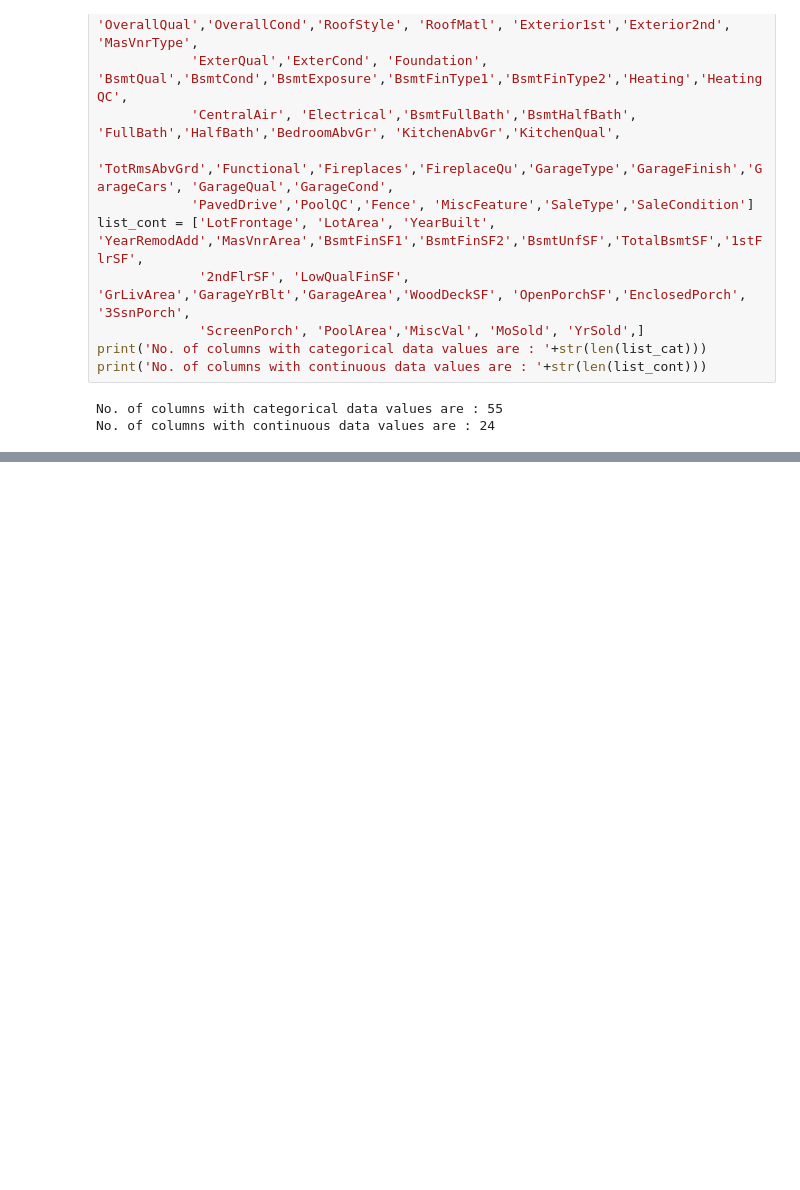
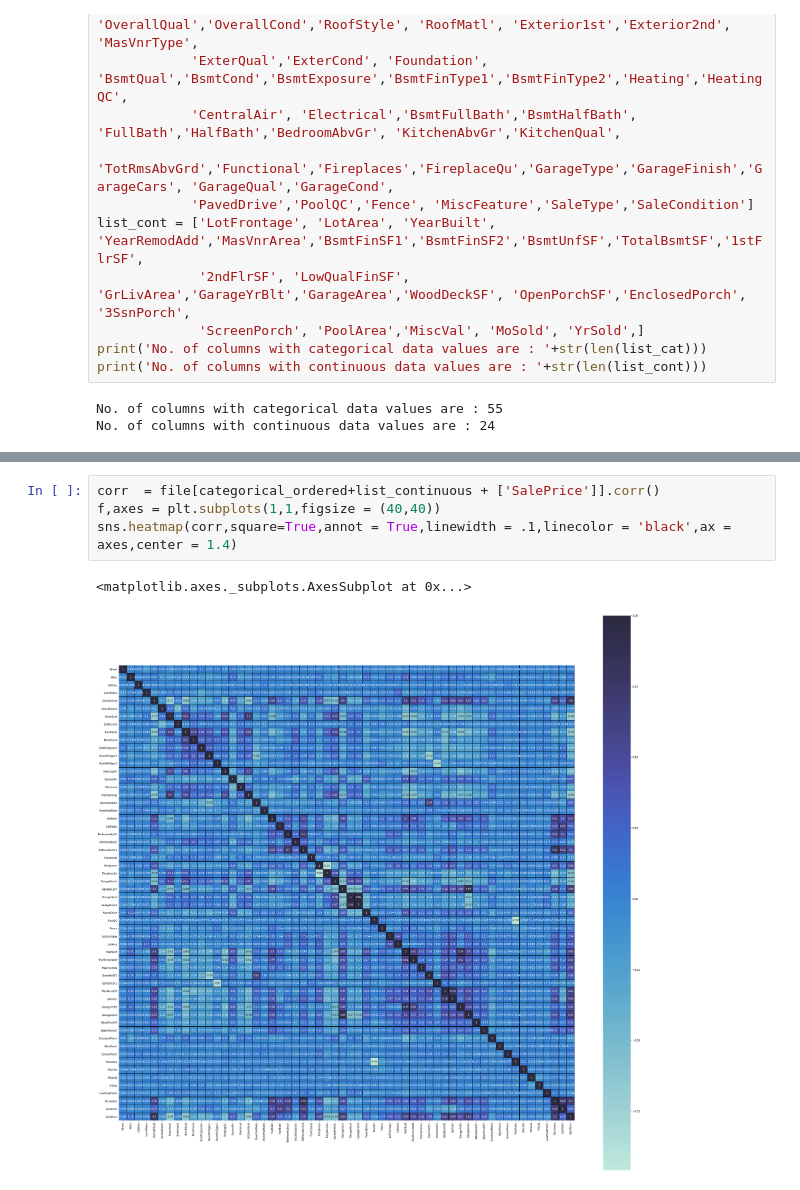
Before and after one commit to sidhantagar/Kaggle-House-Prices, a Jupyter notebook: house-prices.ipynb, the cells around one changed output, grey strips where cells are left out. Drawn from its saved outputs; the diff is of its cells as text; blank space fills up the shorter version.

```diff
--- a/house-prices.ipynb
+++ b/house-prices.ipynb
@@ -234,0 +350,7 @@ for i in list_cont:
+# %%
+corr  = file[categorical_ordered+list_continuous + ['SalePrice']].corr()
+f,axes = plt.subplots(1,1,figsize = (40,40))
+sns.heatmap(corr,square=True,annot = True,linewidth = .1,linecolor = 'black',ax = axes,center = 1.4)
+# %% [output]
+<matplotlib.axes._subplots.AxesSubplot at 0x...>
+[figure, added]
```
Also changed, not shown: parts of 52 cells of this notebook.
